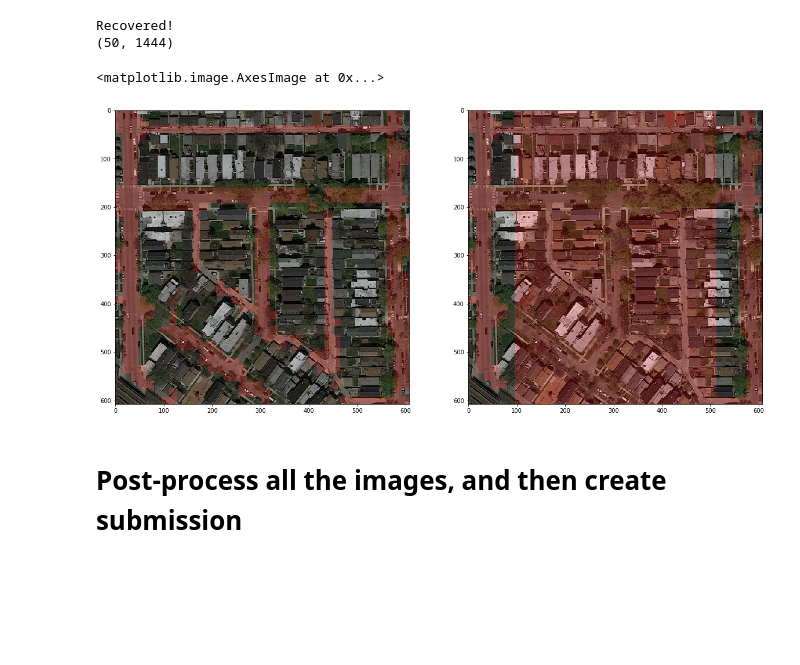
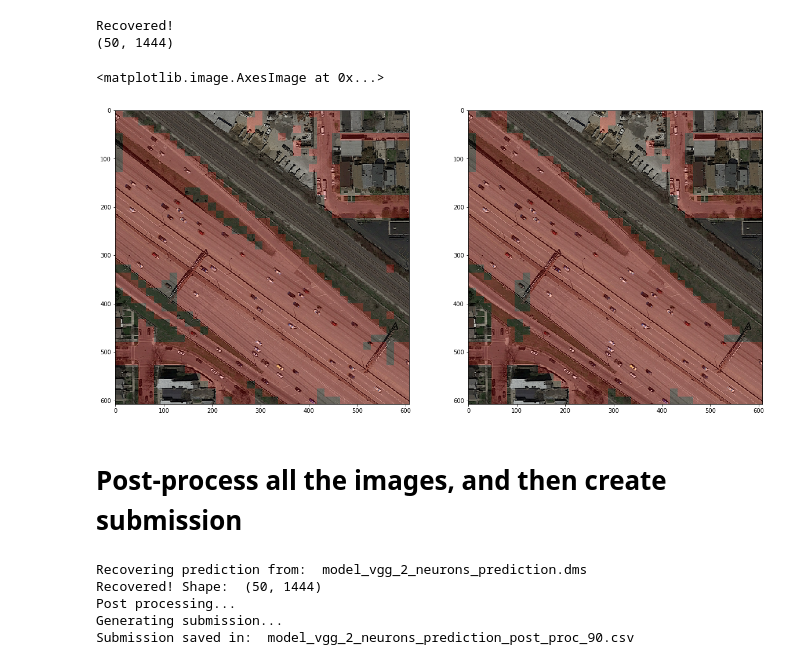
Before and after one commit to LeonardoPollina/ML_project_2, a Jupyter notebook: Notebooks/Post_processing/Post_processing.ipynb, the cells around one changed output. Drawn from its saved outputs; the diff is of its cells as text; code cells hidden in the pictures; blank space fills up the shorter version.

```diff
--- a/Notebooks/Post_processing/Post_processing.ipynb
+++ b/Notebooks/Post_processing/Post_processing.ipynb
@@ -42,7 +42,7 @@ _________________________________________________________________
 test_images = pick_test_images(root_dir = ROOT_DIR)
 # %%
 # Getting back the objects:
-with open(PredictionName, 'rb') as f:
+with open('model_vgg_2_neurons_prediction.dms', 'rb') as f:
     test_predicted_1D = pickle.load(f)
 print('Recovered!')
 test_labels = test_predicted_1D.reshape(50,-1)
@@ -51,24 +51,24 @@ print(test_labels.shape)
 Recovered!
 (50, 1444)
 # %%
-IDX = 9
+IDX = 8
 patches_38x38 = test_labels[IDX].reshape(38,38)
 post_processed_patches = post_process_single(patches_38x38)
 
 post_processed_image = label_to_img(608, 608, 16, 16, post_processed_patches.reshape(38*38))
 
-predicted_image_IDX = VisualizePrediction(PredictionName, IDX, 608, PLOT= False)
+predicted_image_IDX = VisualizePrediction('model_vgg_2_neurons_prediction.dms', IDX, 608, PLOT= False)
 new_img = make_img_overlay(test_images[IDX], predicted_image_IDX)
 
 new_img2 = make_img_overlay(test_images[IDX], post_processed_image)
 
 plt.figure(figsize=[20,30])
 plt.subplot(1,2,1)
 plt.imshow(new_img)
 plt.subplot(1,2,2)
 plt.imshow(new_img2)
 # %% [output]
 <matplotlib.image.AxesImage at 0x...>
-[figure, old version]
+[figure, new version]
 # %% [markdown]
 # Post-process all the images, and then create submission
@@ -76,0 +75,8 @@ post_process_and_submit(PredictionName, 'submission_vgg_no_data_aug_processed_18
+# %%
+post_process_and_submit('model_vgg_2_neurons_prediction.dms', 'model_vgg_2_neurons_prediction_post_proc_90.csv')
+# %% [output]
+Recovering prediction from:  model_vgg_2_neurons_prediction.dms
+Recovered! Shape:  (50, 1444)
+Post processing...
+Generating submission...
+Submission saved in:  model_vgg_2_neurons_prediction_post_proc_90.csv
```
Also changed, not shown: parts of 1 cell of this notebook, 3 other files.
